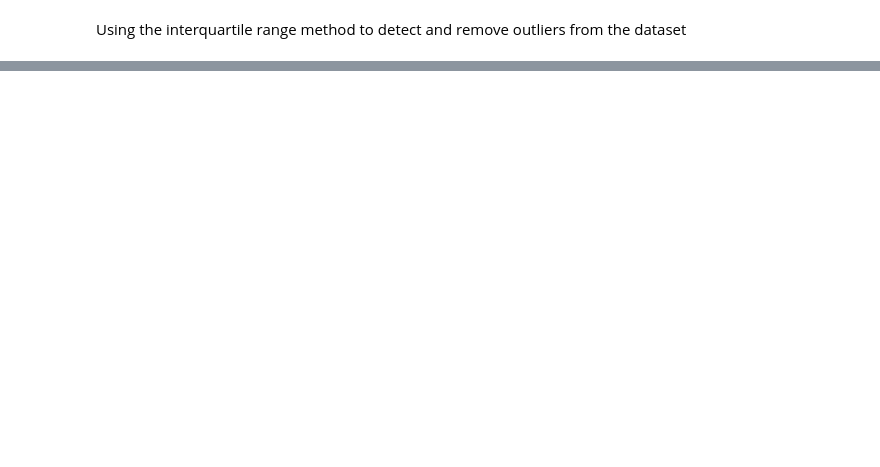
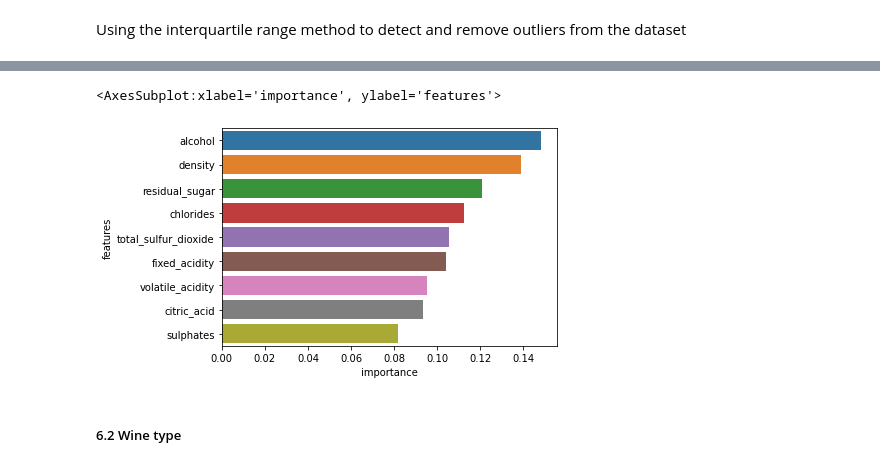
Before and after one commit to ghmigliorini/site, a Jupyter notebook: content/post/2021-12-21-wine-notebook/index.ipynb, the cells around one changed output, grey strips where cells are left out. Drawn from its saved outputs; the diff is of its cells as text; code cells hidden in the pictures; blank space fills up the shorter version.

```diff
--- a/content/post/2021-12-21-wine-notebook/index.ipynb
+++ b/content/post/2021-12-21-wine-notebook/index.ipynb
@@ -449,6 +575,7 @@ X_train, X_test, y_train, y_test = train_test_split(x, y_encoded, test_size=0.2,
 # %%
+# steps for the pipeline
 steps = [('scale', StandardScaler()),
-          ('classifier', RandomForestClassifier(class_weight = 'balanced'))] # applies weights to each class inversely proportional to its frequency in the training data
+         ('rf', RandomForestClassifier(class_weight='balanced', random_state=0))]  # applies weights to each class inversely proportional to its frequency in the training data
 # %%
 rf_model = Pipeline(steps)
 # %%
@@ -490,0 +621,8 @@ for element, count in zip(unique_elements, counts):
+# %%
+# feature importance
+estimator = rf_model.named_steps['rf']
+
+importance = estimator.feature_importances_
+
+for i,v in enumerate(importance):
+ print('Feature: %0d, Score: %.5f' % (i,v))
@@ -490,0 +639,13 @@ for element, count in zip(unique_elements, counts):
+# %%
+ft_cols_quality = ['fixed_acidity',
+           'volatile_acidity',
+           'citric_acid',
+           'residual_sugar',
+           'chlorides',
+           'total_sulfur_dioxide',
+           'density',
+           'sulphates',
+           'alcohol']
+# %%
+df_importance = pd.DataFrame({'features': ft_cols_quality, 'importance': importance})
+df_importance
@@ -491 +663,8 @@ for element, count in zip(unique_elements, counts):
+# %%
+sns.barplot(x='importance', y='features', data=df_importance.sort_values(by='importance', ascending=False), orient='h')
+# %% [output]
+<AxesSubplot:xlabel='importance', ylabel='features'>
+[figure, added]
+# %% [markdown]
+##### 6.2 Wine type
 # %%
```
Also changed, not shown: parts of 60 cells of this notebook.
